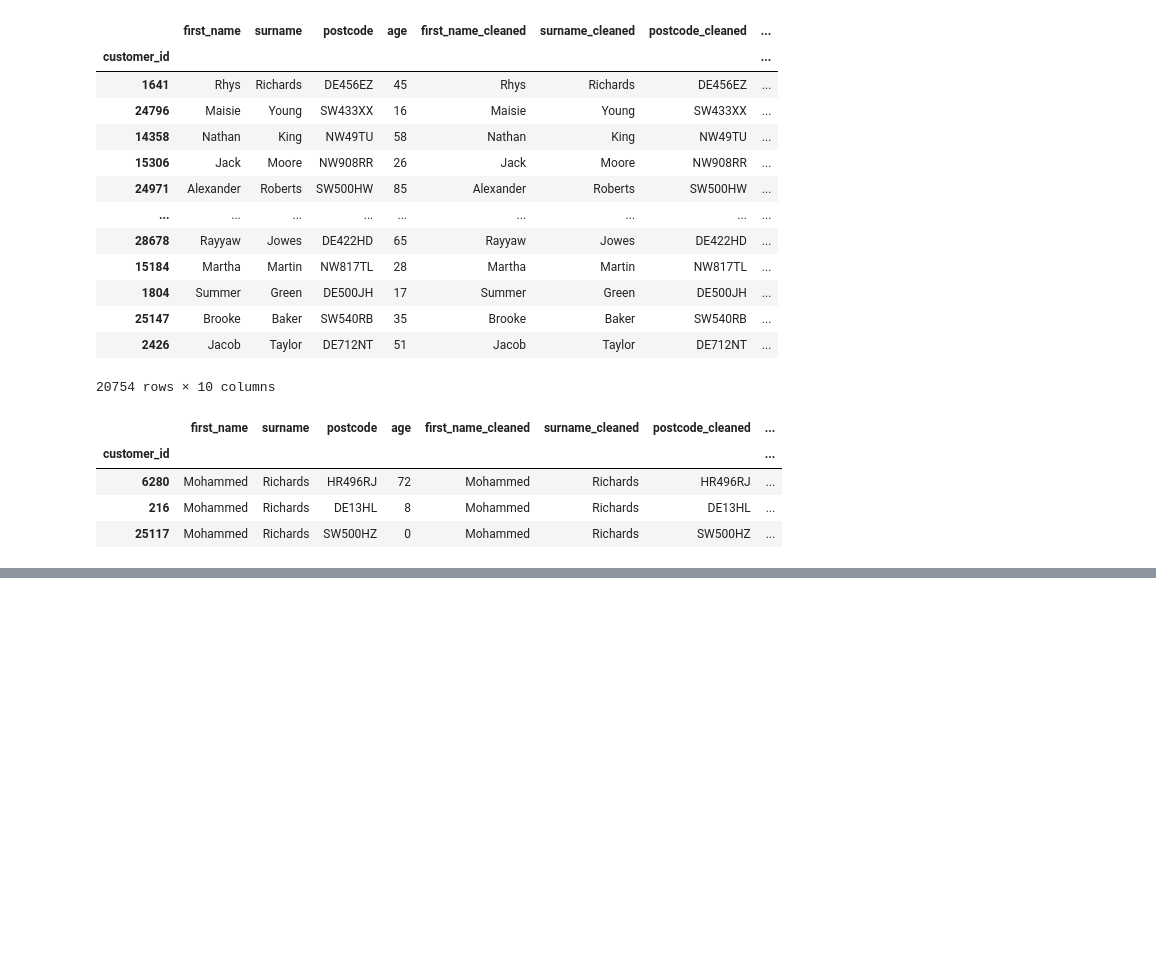
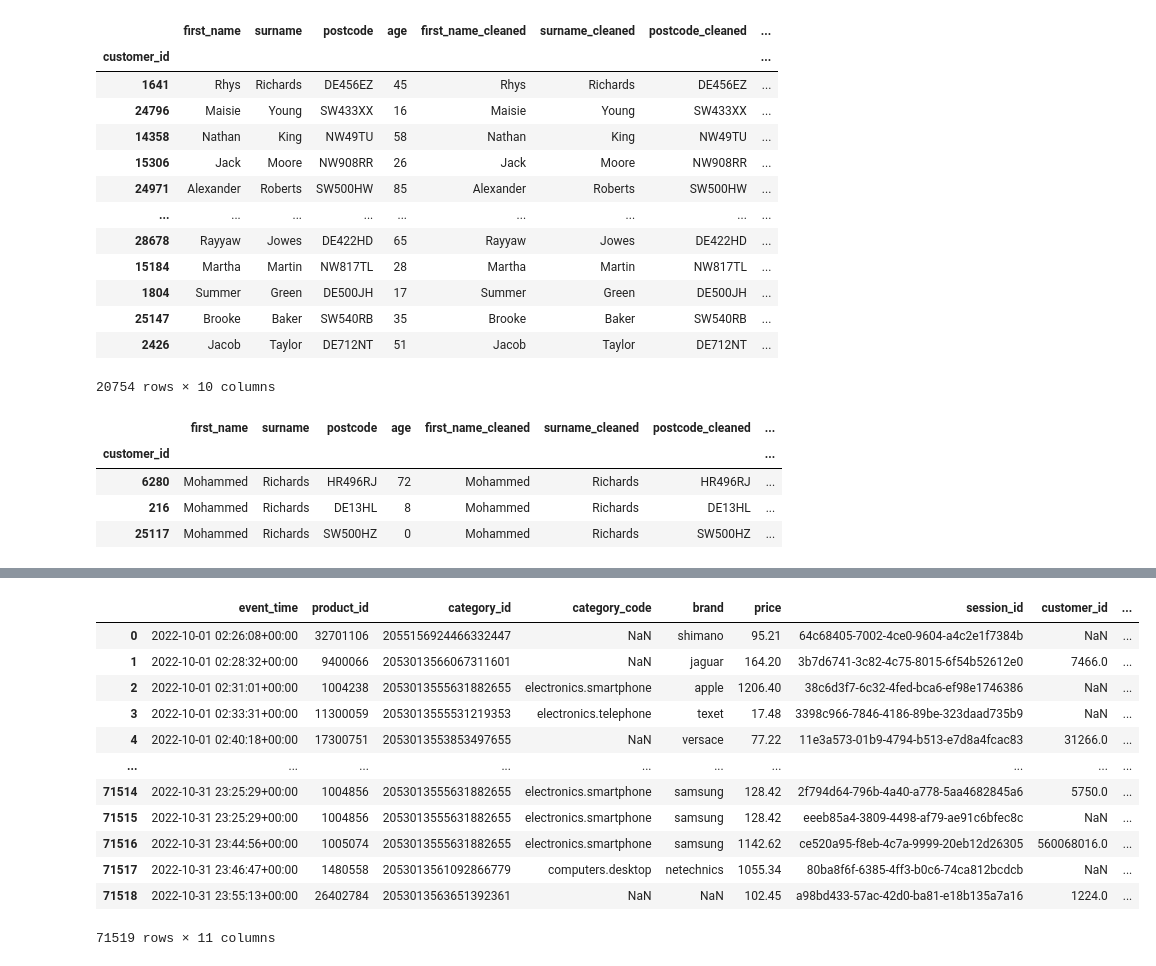
Before and after one commit to SheltonCarvallo/DataModeling-Duplicates, a Jupyter notebook: data_modeling.ipynb, the cells around one changed output, grey strips where cells are left out. Saved outputs shown, nothing was run; the diff lists cells and outputs as text; code cells hidden in the pictures; blank space fills up the shorter version.

```diff
--- a/data_modeling.ipynb
+++ b/data_modeling.ipynb
@@ -2099,0 +2113,16 @@ df_cust_crm_deduped[(df_cust_crm_deduped['first_name_cleaned'] == 'Corey') & (df
+# %%
+df_sales
+# %% [output]
+|  | event_time | product_id | category_id | category_code | brand | price | session_id | customer_id | ... |
+| 0 | 2022-10-01 02:26:08+00:00 | 32701106 | 2055156924466332447 | NaN | shimano | 95.21 | 64c68405-7002-4ce0-9604-a4c2e1f7384b | NaN | ... |
+| 1 | 2022-10-01 02:28:32+00:00 | 9400066 | 2053013566067311601 | NaN | jaguar | 164.20 | 3b7d6741-3c82-4c75-8015-6f54b52612e0 | 7466.0 | ... |
+| 2 | 2022-10-01 02:31:01+00:00 | 1004238 | 2053013555631882655 | electronics.smartphone | apple | 1206.40 | 38c6d3f7-6c32-4fed-bca6-ef98e1746386 | NaN | ... |
+| 3 | 2022-10-01 02:33:31+00:00 | 11300059 | 2053013555531219353 | electronics.telephone | texet | 17.48 | 3398c966-7846-4186-89be-323daad735b9 | NaN | ... |
+| 4 | 2022-10-01 02:40:18+00:00 | 17300751 | 2053013553853497655 | NaN | versace | 77.22 | 11e3a573-01b9-4794-b513-e7d8a4fcac83 | 31266.0 | ... |
+| ... | ... | ... | ... | ... | ... | ... | ... | ... | ... |
+| 71514 | 2022-10-31 23:25:29+00:00 | 1004856 | 2053013555631882655 | electronics.smartphone | samsung | 128.42 | 2f794d64-796b-4a40-a778-5aa4682845a6 | 5750.0 | ... |
+| 71515 | 2022-10-31 23:25:29+00:00 | 1004856 | 2053013555631882655 | electronics.smartphone | samsung | 128.42 | eeeb85a4-3809-4498-af79-ae91c6bfec8c | NaN | ... |
+| 71516 | 2022-10-31 23:44:56+00:00 | 1005074 | 2053013555631882655 | electronics.smartphone | samsung | 1142.62 | ce520a95-f8eb-4c7a-9999-20eb12d26305 | 560068016.0 | ... |
+| 71517 | 2022-10-31 23:46:47+00:00 | 1480558 | 2053013561092866779 | computers.desktop | netechnics | 1055.34 | 80ba8f6f-6385-4ff3-b0c6-74ca812bcdcb | NaN | ... |
+| 71518 | 2022-10-31 23:55:13+00:00 | 26402784 | 2053013563651392361 | NaN | NaN | 102.45 | a98bd433-57ac-42d0-ba81-e18b135a7a16 | 1224.0 | ... |
+71519 rows × 11 columns
```
Also changed, not shown: parts of 68 cells of this notebook.
